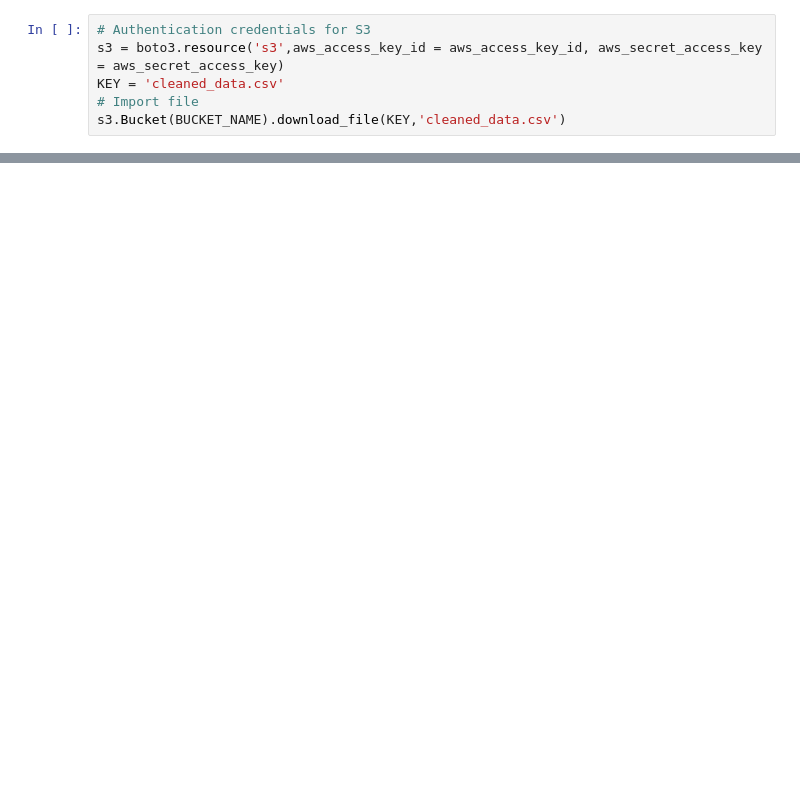
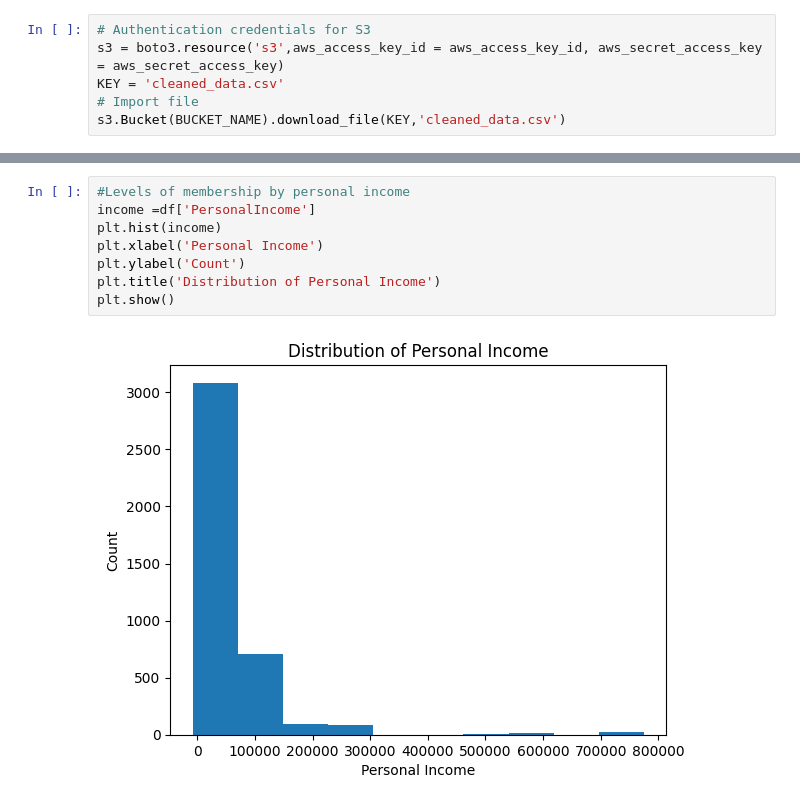
Before and after one commit to rhisehl/Customer-Churn-Model, a Jupyter notebook: Data_Analysis/Data_Analysis.ipynb, the cells around one changed output, grey strips where cells are left out. Saved outputs shown, nothing was run; the diff lists cells and outputs as text; blank space fills up the shorter version.

```diff
--- a/Data_Analysis/Data_Analysis.ipynb
+++ b/Data_Analysis/Data_Analysis.ipynb
@@ -79,0 +150,10 @@ for col in cols[:-1]:
+# %%
+#Levels of membership by personal income
+income =df['PersonalIncome']
+plt.hist(income)
+plt.xlabel('Personal Income')
+plt.ylabel('Count')
+plt.title('Distribution of Personal Income')
+plt.show()
+# %% [output]
+[figure, added]
```
Also changed, not shown: parts of 16 cells of this notebook, 1 other file.
